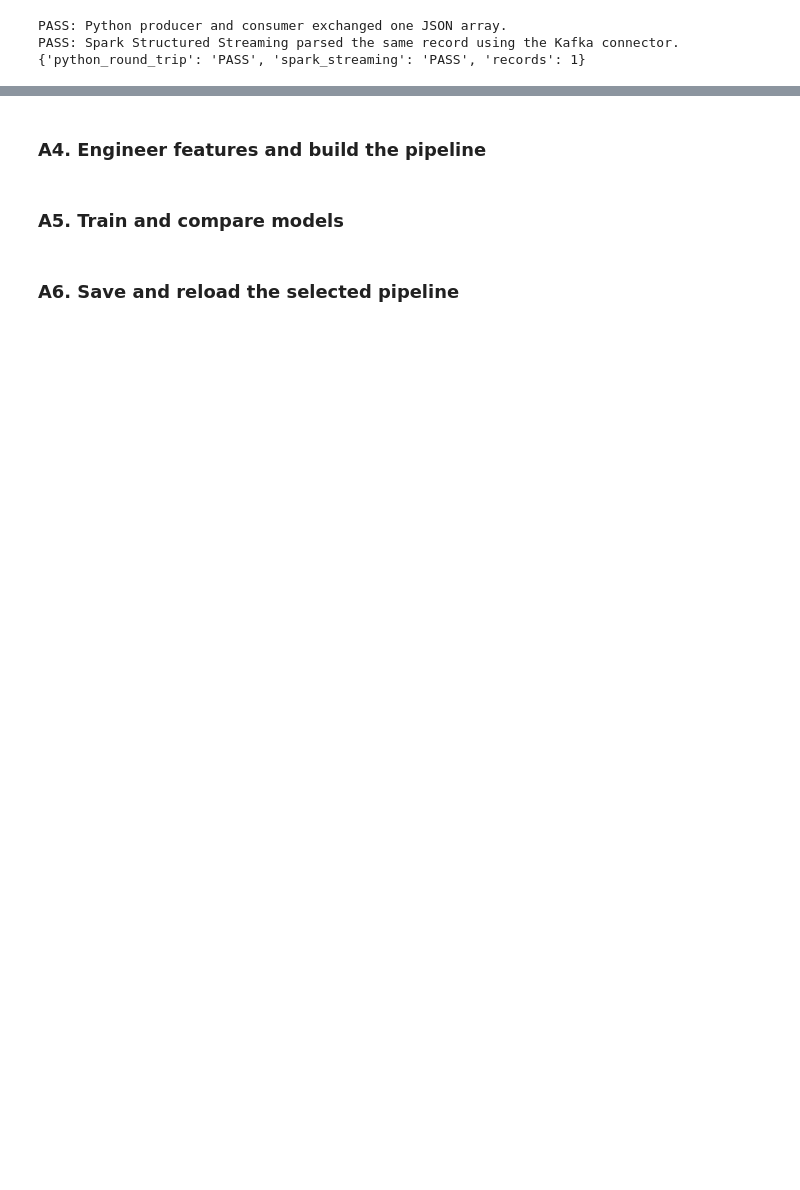
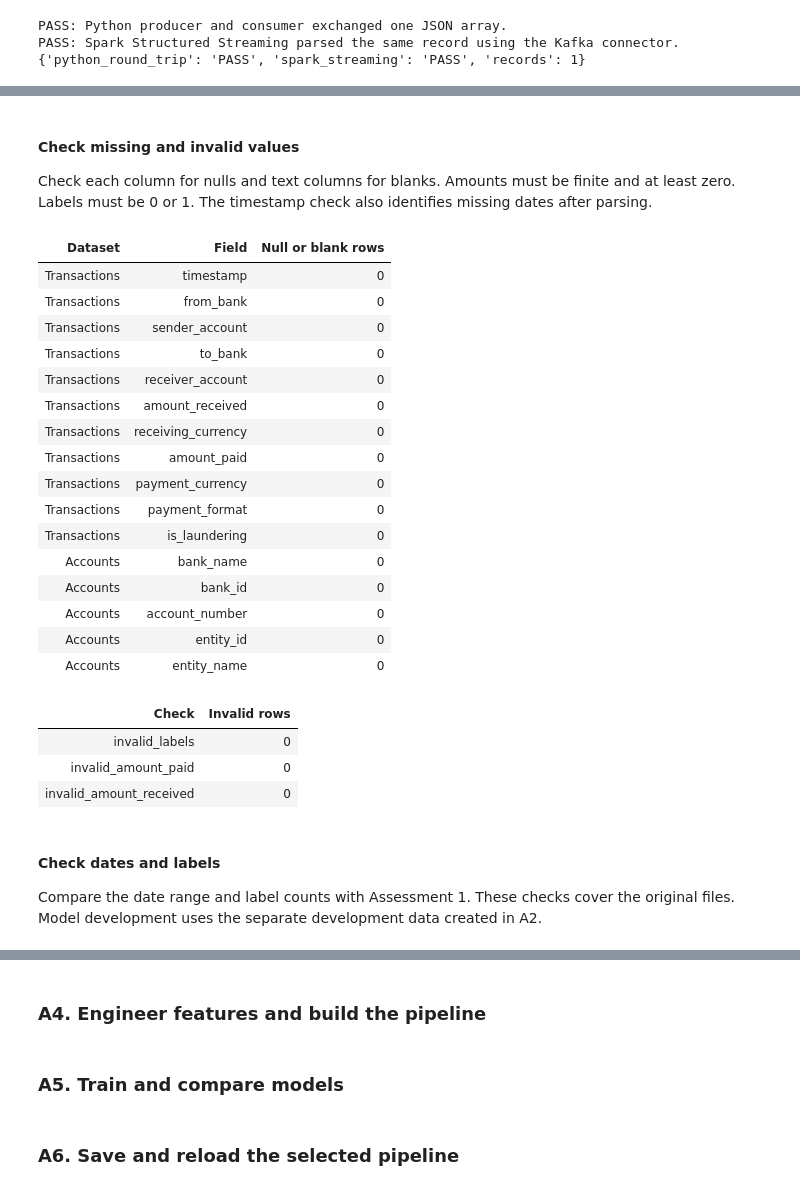
Before and after one commit to tung-lechu/assessment2-aml, a Jupyter notebook: assessment2.ipynb, the cells around one changed output, grey strips where cells are left out. Cells and saved outputs as stored; diff of their text form; code cells hidden in the pictures; blank space fills up the shorter version.

```diff
--- a/assessment2.ipynb
+++ b/assessment2.ipynb
@@ -98,0 +237,60 @@ PASS: Spark Structured Streaming parsed the same record using the Kafka connecto
+# %% [markdown]
+#### Check missing and invalid values
+Check each column for nulls and text columns for blanks. Amounts must be finite and at least zero. Labels must be 0 or 1. The timestamp check also identifies missing dates after parsing.
+# %%
+missing_results = []
+for name, dataframe in [("Transactions", transactions), ("Accounts", accounts)]:
+    expressions = []
+    for field in dataframe.schema.fields:
+        missing = F.col(field.name).isNull()
+        if isinstance(field.dataType, StringType):
+            missing = missing | (F.trim(F.col(field.name)) == "")
+        expressions.append(
+            F.sum(F.when(missing, 1).otherwise(0)).alias(field.name)
+        )
+    counts = dataframe.agg(*expressions).first().asDict()
+    missing_results.extend((name, column, count) for column, count in counts.items())
+show_table(["Dataset", "Field", "Null or blank rows"], missing_results)
+assert all(count == 0 for _, _, count in missing_results)
+
+invalid_checks = {
+    "invalid_labels": (
+        F.col("is_laundering").isNull() | ~F.col("is_laundering").isin(0, 1)
+    ),
+}
+for column in ["amount_paid", "amount_received"]:
+    invalid_checks[f"invalid_{column}"] = (
+        F.col(column).isNull() | F.isnan(column)
+        | (F.abs(F.col(column)) == float("inf")) | (F.col(column) < 0)
+    )
+invalid_results = transactions.agg(*[
+    F.sum(F.when(condition, 1).otherwise(0)).alias(name)
+    for name, condition in invalid_checks.items()
+]).first().asDict()
+show_table(["Check", "Invalid rows"], invalid_results.items())
+assert all(count == 0 for count in invalid_results.values())
+# %% [output]
+| Dataset | Field | Null or blank rows |
+| Transactions | timestamp | 0 |
+| Transactions | from_bank | 0 |
+| Transactions | sender_account | 0 |
+| Transactions | to_bank | 0 |
+| Transactions | receiver_account | 0 |
+| Transactions | amount_received | 0 |
+| Transactions | receiving_currency | 0 |
+| Transactions | amount_paid | 0 |
+| Transactions | payment_currency | 0 |
+| Transactions | payment_format | 0 |
+| Transactions | is_laundering | 0 |
+| Accounts | bank_name | 0 |
+| Accounts | bank_id | 0 |
+| Accounts | account_number | 0 |
+| Accounts | entity_id | 0 |
+| Accounts | entity_name | 0 |
+| Check | Invalid rows |
+| invalid_labels | 0 |
+| invalid_amount_paid | 0 |
+| invalid_amount_received | 0 |
+# %% [markdown]
+#### Check dates and labels
+Compare the date range and label counts with Assessment 1. These checks cover the original files. Model development uses the separate development data created in A2.
```
Also changed, not shown: parts of 32 cells of this notebook, 5 other files.
